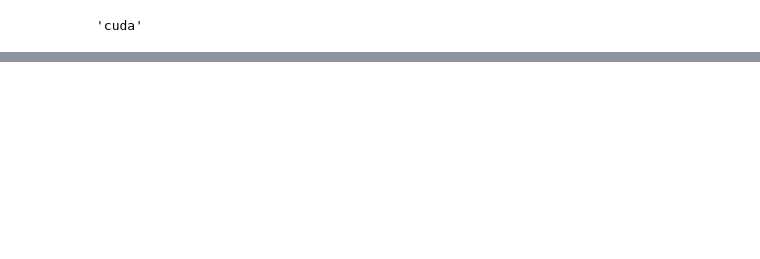
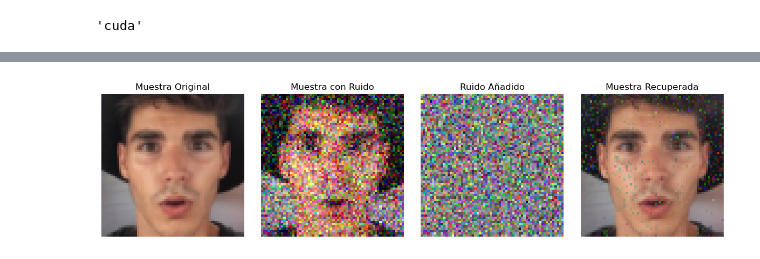
Before and after one commit to marcanii/SIS421---2-23, a Jupyter notebook: Practices/Diffusion Models/01_diffusion_model.ipynb, the cells around one changed output, grey strips where cells are left out. Cells and saved outputs as stored; diff of their text form; code cells hidden in the pictures; blank space fills up the shorter version.

```diff
--- a/Practices/Diffusion Models/01_diffusion_model.ipynb
+++ b/Practices/Diffusion Models/01_diffusion_model.ipynb
@@ -56,0 +88,42 @@ plt.show()
+# %%
+# Crea ruido en color
+noise = torch.randn(64, 64, 3) * 0.2
+
+# Convierte la muestra NumPy en un tensor de PyTorch
+sample_tensor = torch.from_numpy(sample)
+
+# Aplica el ruido a la muestra original
+sample_with_noise = (sample_tensor + noise).clamp(0, 1)  # Asegura que los valores estén en el rango [0, 1]
+
+# Crea una figura con cuatro subfiguras
+fig = plt.figure(figsize=(12, 3))
+
+# Subfigura 1: Muestra original
+ax = plt.subplot(1, 4, 1)
+ax.imshow(sample_tensor.numpy())
+ax.axis('off')
+ax.set_title("Muestra Original")
+
+# Subfigura 2: Muestra con ruido
+ax = plt.subplot(1, 4, 2)
+ax.imshow(sample_with_noise.numpy())
+ax.axis('off')
+ax.set_title("Muestra con Ruido")
+
+# Subfigura 3: Ruido añadido
+ax = plt.subplot(1, 4, 3)
+ax.imshow((noise + 0.5).clamp(0, 1).numpy())  # Asegura que los valores estén en el rango [0, 1]
+ax.axis('off')
+ax.set_title("Ruido Añadido")
+
+# Subfigura 4: Muestra recuperada
+ax = plt.subplot(1, 4, 4)
+recovered_sample = (sample_with_noise - noise).clamp(0, 1)  # Asegura que los valores estén en el rango [0, 1]
+ax.imshow(recovered_sample.numpy())
+ax.axis('off')
+ax.set_title("Muestra Recuperada")
+
+plt.tight_layout()
+plt.show()
+# %% [output]
+[figure, added]
```
Also changed, not shown: parts of 25 cells of this notebook, 2 other files.
